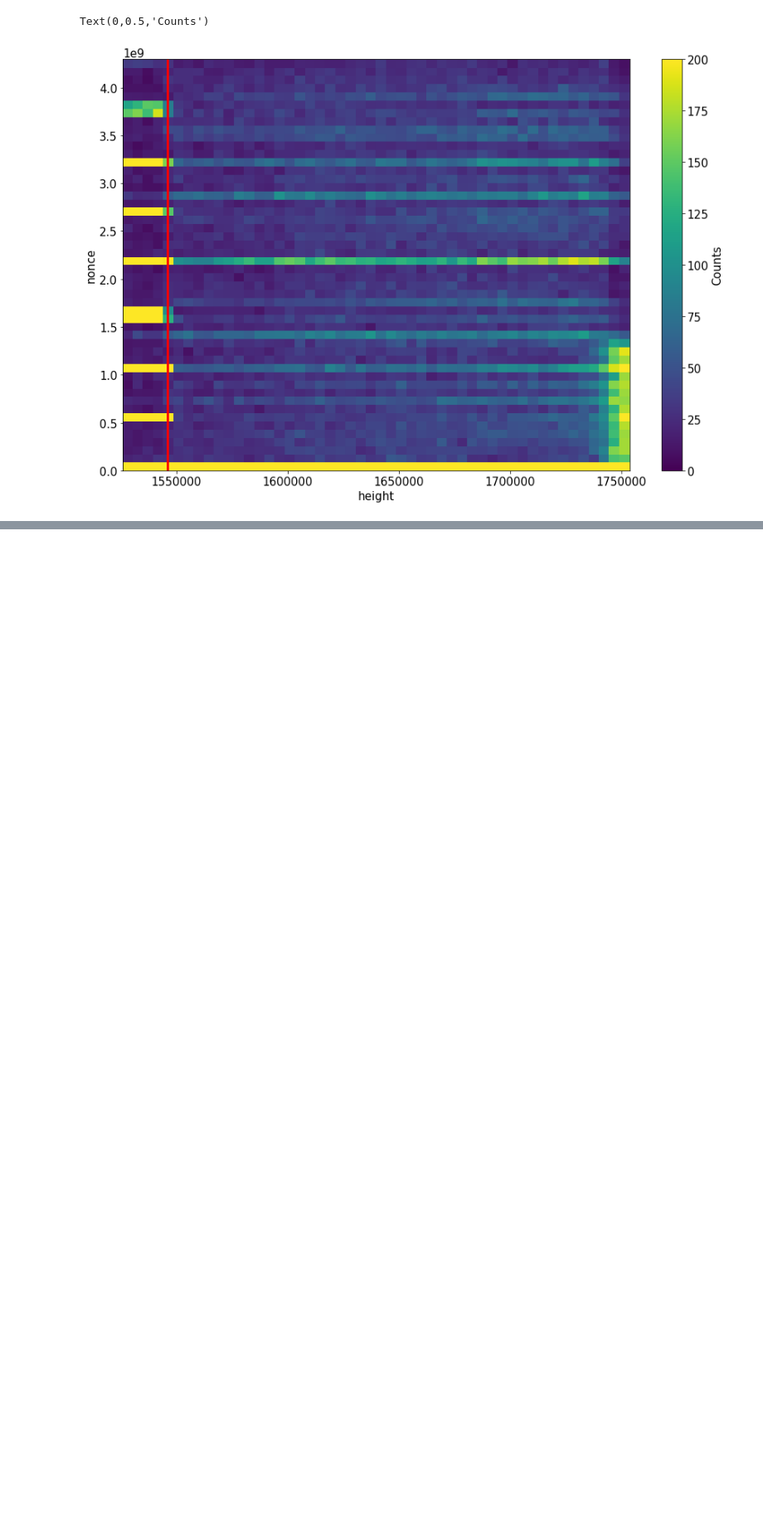
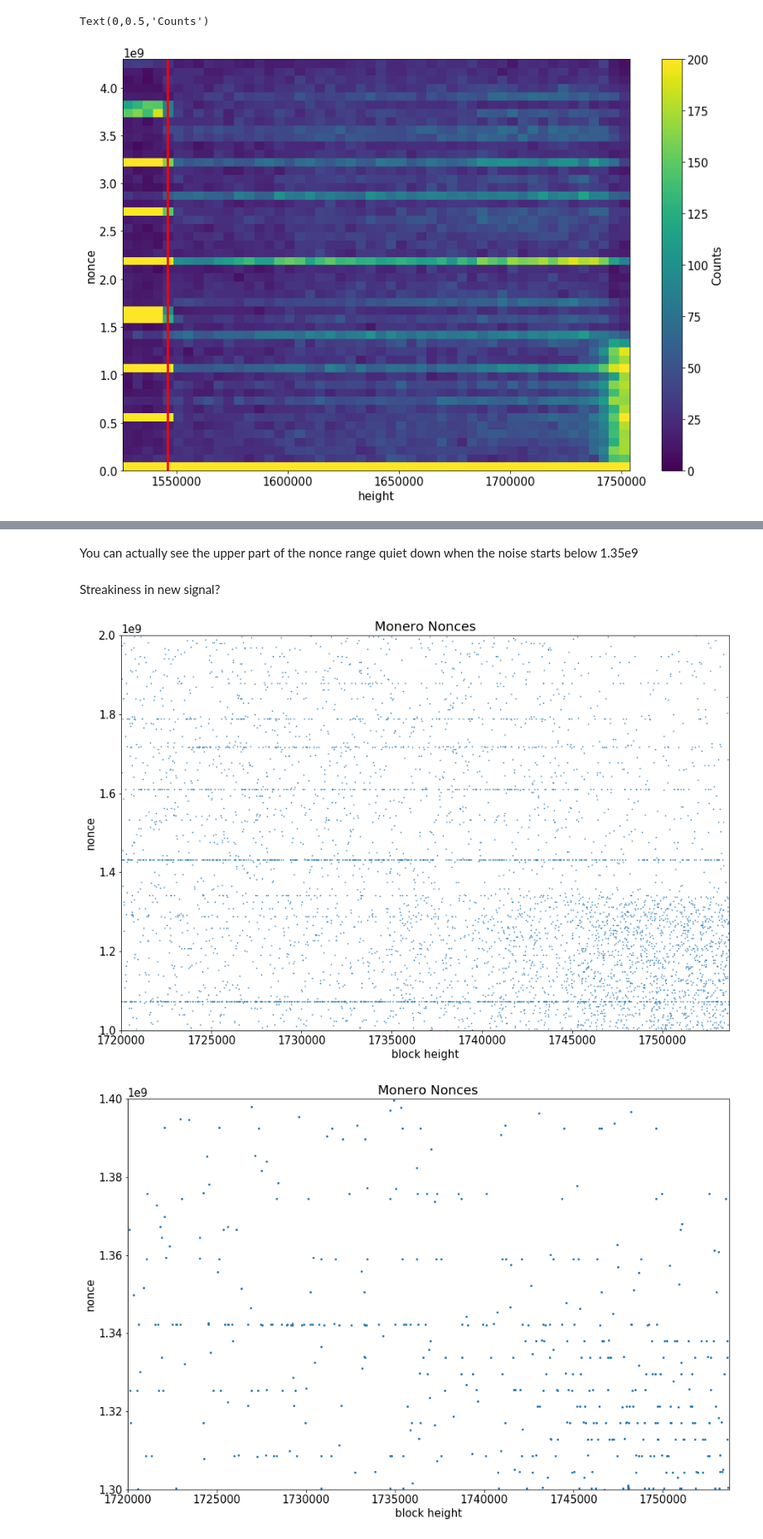
Before and after one commit to noncesense-research-lab/nonce_distribution, a Jupyter notebook: nonce_distribution.ipynb, the cells around one changed output, grey strips where cells are left out. Shown at 83% size. Saved outputs shown, nothing was run; the diff lists cells and outputs as text; code cells hidden in the pictures; blank space fills up the shorter version.

```diff
--- a/nonce_distribution.ipynb
+++ b/nonce_distribution.ipynb
@@ -251,0 +283,30 @@ Ohhh this phenomenon started the same week I published my article about [nonce d
+# %% [markdown]
+You can actually see the upper part of the nonce range quiet down when the noise starts below 1.35e9
+# %% [markdown]
+Streakiness in new signal?
+# %%
+fig, ax = plt.subplots(figsize=(15, 10))
+min_height = min_height = 1720000
+x = df.id[df.id>min_height]
+y = df.nonce[df.id>min_height]
+plt.scatter(x,y, s=0.5)
+plt.title('Monero Nonces')
+plt.xlabel('block height')
+plt.ylabel('nonce')
+# plt.axhline(y=1.35e9, c='black', linewidth=3)
+ax.set_xlim(min_height,max(df.id))
+ax.set_ylim(1e9, 2e9)
+plt.show()
+
+fig, ax = plt.subplots(figsize=(15, 10))
+plt.scatter(x,y, s=4)
+plt.title('Monero Nonces')
+plt.xlabel('block height')
+plt.ylabel('nonce')
+# plt.axhline(y=1.35e9, c='black', linewidth=3)
+ax.set_xlim(min_height,max(df.id))
+ax.set_ylim(1.3e9, 1.4e9)
+plt.show()
+# %% [output]
+[figure, added]
+[figure, added]
```
Also changed, not shown: parts of 4 cells of this notebook.
